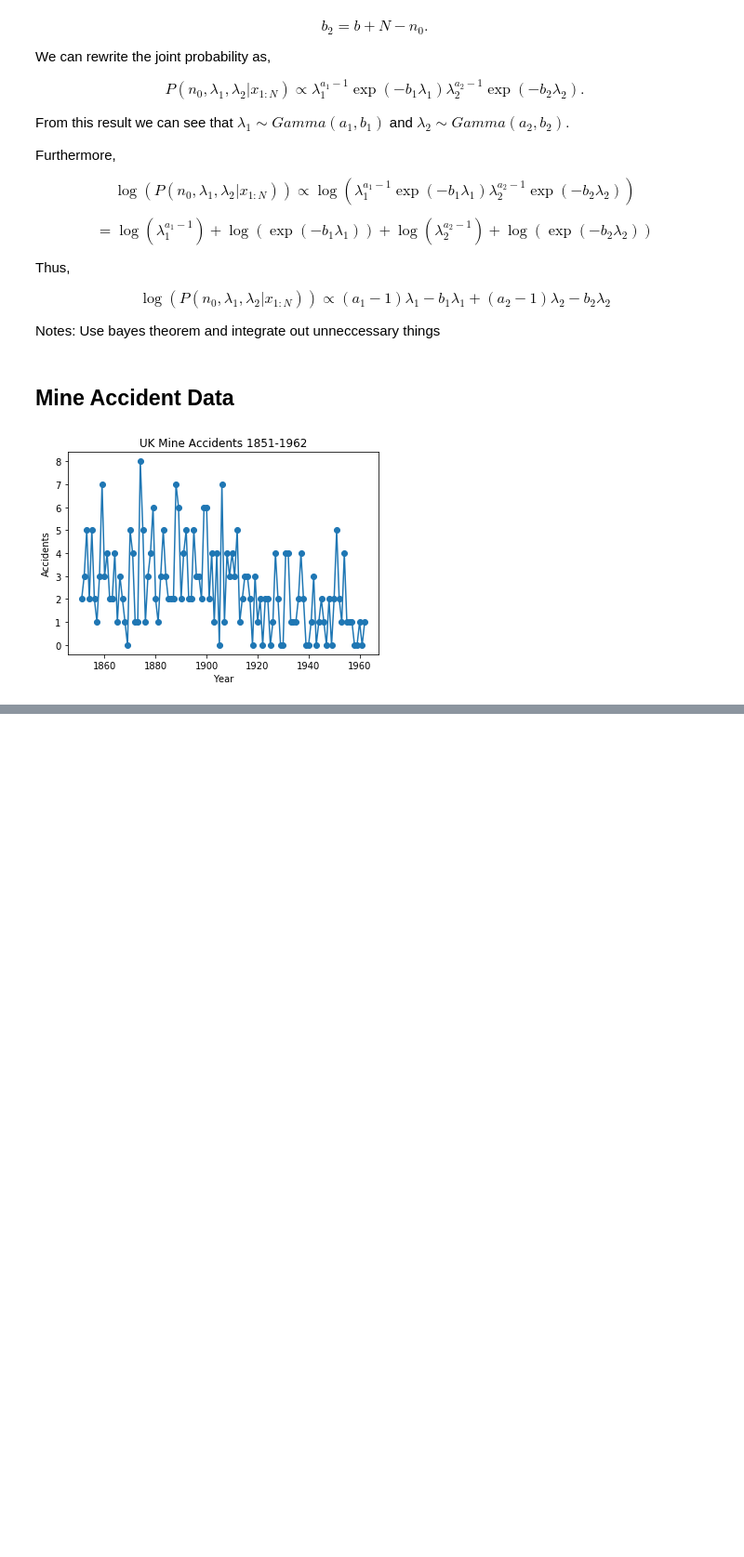
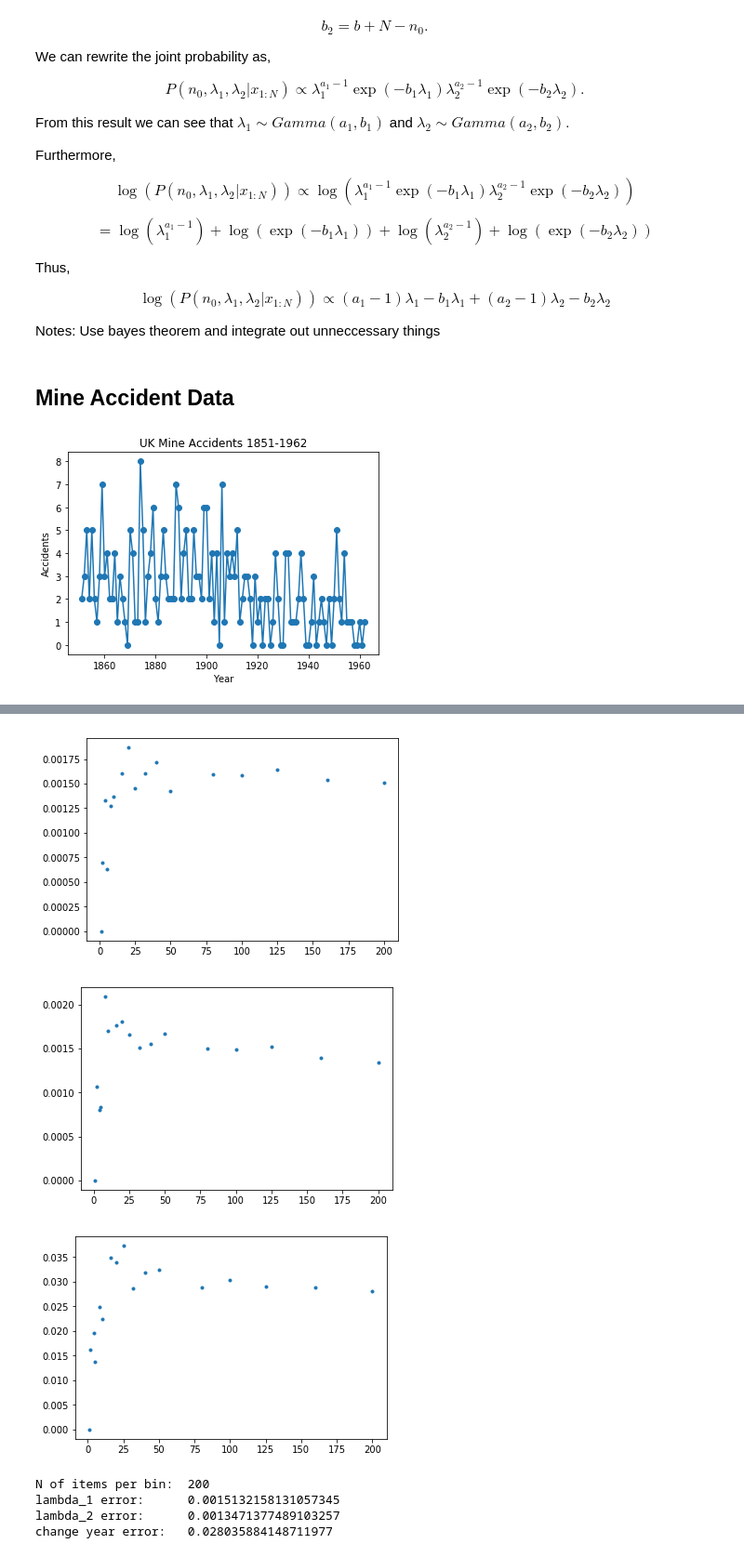
Before and after one commit to ADLeonelli/phys139-final, a Jupyter notebook: phys139_final/phys139_final.ipynb, the cells around one changed output, grey strips where cells are left out. Shown: that part at 93% size. Drawn from its saved outputs; the diff is of its cells as text; code cells hidden in the pictures; blank space fills up the shorter version.

```diff
--- a/phys139_final/phys139_final.ipynb
+++ b/phys139_final/phys139_final.ipynb
@@ -143,0 +157,48 @@ plt.show()
+# %%
+def factor(n):
+    factors = []
+    for i in range(1, int(n/2+1)):
+        if n%i == 0:
+            factors.append(i)
+    factors.append(n)
+    return factors
+
+def get_means(data):
+    factors = factor(len(data))
+    dfs = [np.split(data, _) for _ in factors]
+    means = defaultdict(list)
+    vars = defaultdict(list)
+    errs = defaultdict(float)
+    for bins in dfs:
+        for df in bins:
+            means[len(bins)].append(df.mean())
+            vars[len(bins)].append(df.var())
+    for key in means.keys():
+        errs[key] = np.sqrt(np.var(means[key], axis=0)/key)
+    return means, errs
+# %%
+l1_means, l1_errs = get_means(np.array(l1))
+l2_means, l2_errs = get_means(np.array(l2))
+change_year_means, change_year_errors = get_means(np.array(change_year))
+# %%
+n = -int(0.45*len(l1_errs))
+plt.plot(list(l1_errs)[:n], list(l1_errs.values())[:n], '.')
+plt.show()
+plt.plot(list(l2_errs)[:n], list(l2_errs.values())[:n], '.')
+plt.show()
+plt.plot(list(change_year_errors)[:n], list(change_year_errors.values())[:n], '.')
+plt.show()
+# %% [output]
+[figure, added]
+[figure, added]
+[figure, added]
+# %%
+print('N of items per bin: ', list(l1_errs)[n-1])
+print('lambda_1 error:     ', list(l1_errs.values())[n-1])
+print('lambda_2 error:     ', list(l2_errs.values())[n-1])
+print('change year error:  ', list(change_year_errors.values())[n-1])
+# %% [output]
+N of items per bin:  200
+lambda_1 error:      0.0015132158131057345
+lambda_2 error:      0.0013471377489103257
+change year error:   0.028035884148711977
```
Also changed, not shown: parts of 8 cells of this notebook.
